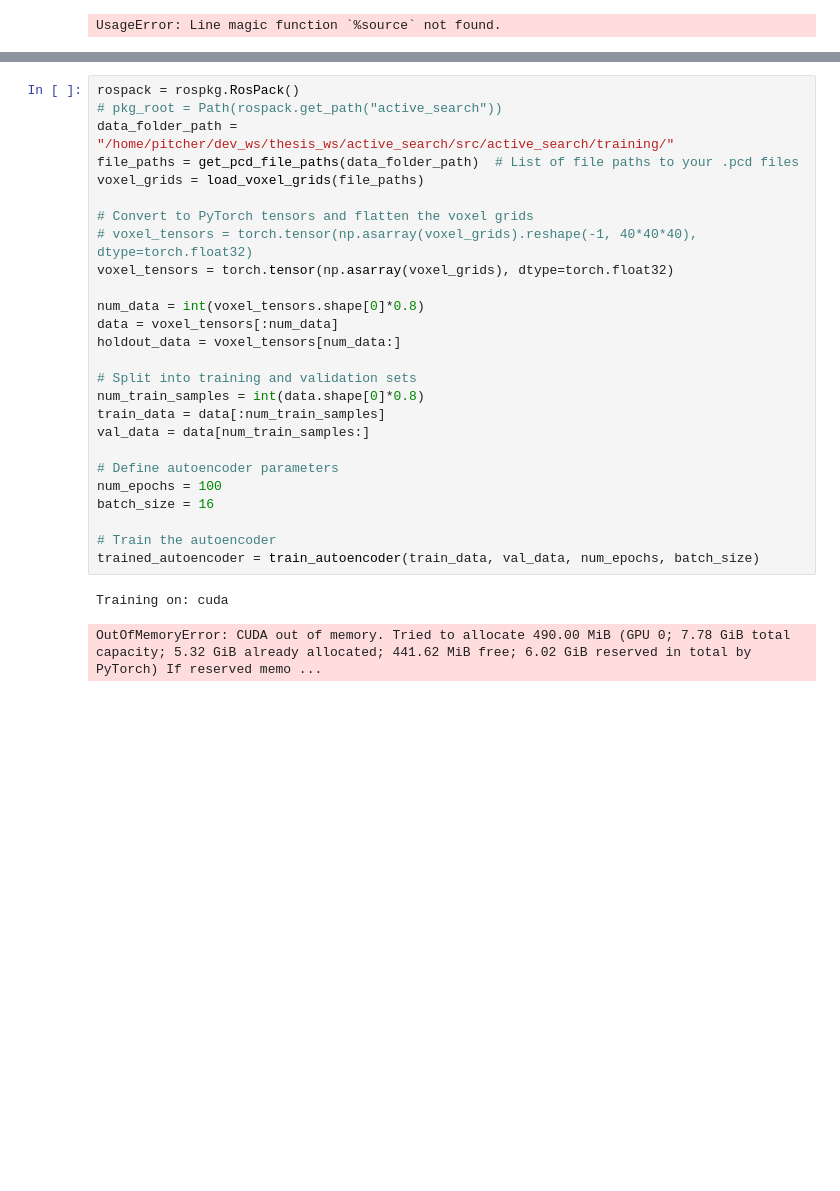
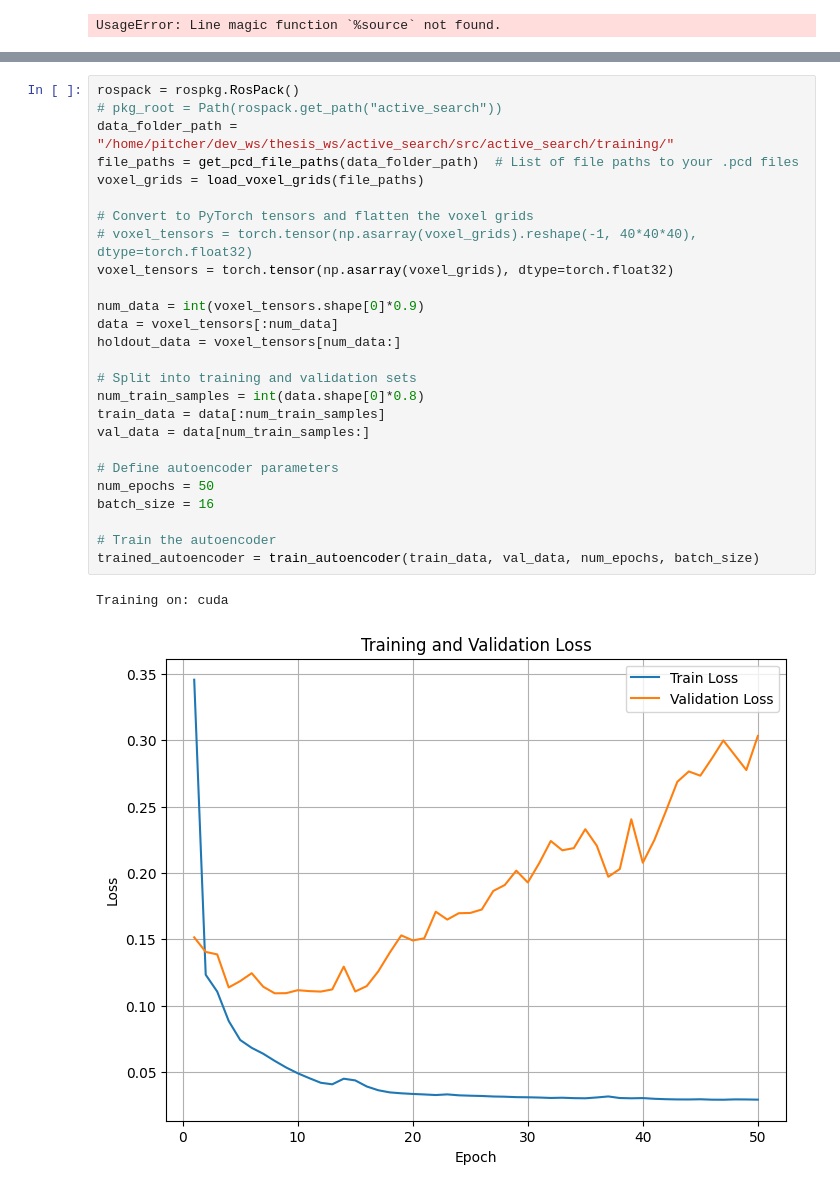
Before and after one commit to Pitcherrr/Active_Search, a Jupyter notebook: src/active_search/scripts/autoencoder.ipynb, the cells around one changed output, grey strips where cells are left out. Drawn from its saved outputs; the diff is of its cells as text; blank space fills up the shorter version.

```diff
--- a/src/active_search/scripts/autoencoder.ipynb
+++ b/src/active_search/scripts/autoencoder.ipynb
@@ -295,32 +327,32 @@ Jupyter environment detected. Enabling Open3D WebVisualizer.
 # %%
 rospack = rospkg.RosPack()
 # pkg_root = Path(rospack.get_path("active_search"))
 data_folder_path = "/home/pitcher/dev_ws/thesis_ws/active_search/src/active_search/training/"
 file_paths = get_pcd_file_paths(data_folder_path)  # List of file paths to your .pcd files
 voxel_grids = load_voxel_grids(file_paths)
 
 # Convert to PyTorch tensors and flatten the voxel grids
 # voxel_tensors = torch.tensor(np.asarray(voxel_grids).reshape(-1, 40*40*40), dtype=torch.float32)
 voxel_tensors = torch.tensor(np.asarray(voxel_grids), dtype=torch.float32)
 
-num_data = int(voxel_tensors.shape[0]*0.8)
+num_data = int(voxel_tensors.shape[0]*0.9)
 data = voxel_tensors[:num_data]
 holdout_data = voxel_tensors[num_data:]
 
 # Split into training and validation sets
 num_train_samples = int(data.shape[0]*0.8)
 train_data = data[:num_train_samples]
 val_data = data[num_train_samples:]
 
 # Define autoencoder parameters
-num_epochs = 100
+num_epochs = 50
 batch_size = 16
 
 # Train the autoencoder
 trained_autoencoder = train_autoencoder(train_data, val_data, num_epochs, batch_size)
 # %% [output]
 Training on: cuda
-OutOfMemoryError: CUDA out of memory. Tried to allocate 490.00 MiB (GPU 0; 7.78 GiB total capacity; 5.32 GiB already allocated; 441.62 MiB free; 6.02 GiB reserved in total by PyTorch) If reserved memo ...
+[figure, added]
 # %%
 encoded_voxel = encode_voxel_grids(trained_autoencoder, holdout_data)
 
```
Also changed, not shown: parts of 4 cells of this notebook.
